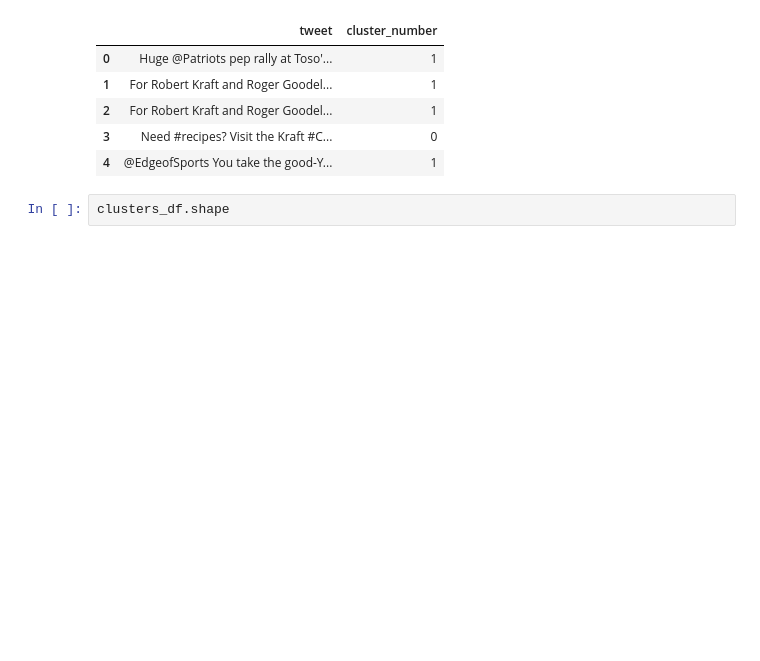
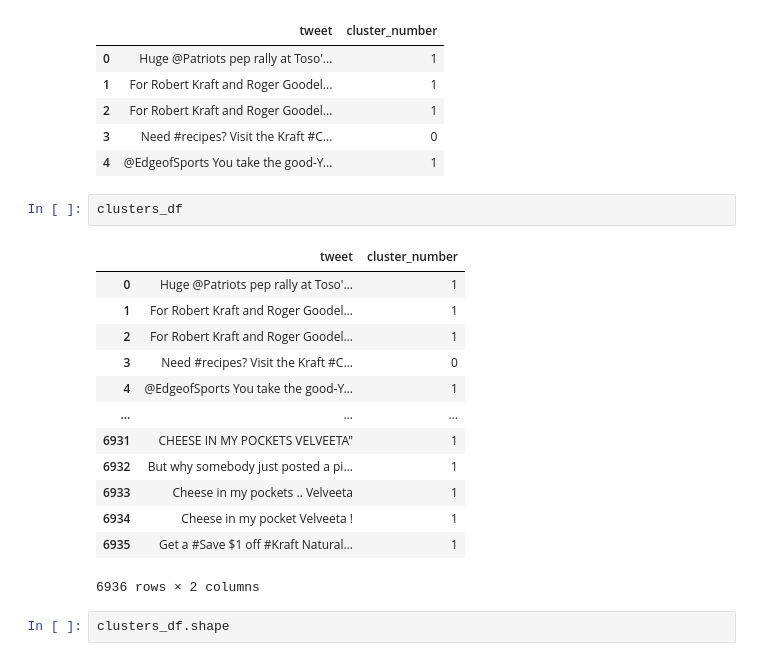
Before and after one commit to matthewjchin/krafttweetsanalysis, a Jupyter notebook: final_project.ipynb, the cells around one changed output. Cells and saved outputs as stored; diff of their text form; blank space fills up the shorter version.

```diff
--- a/final_project.ipynb
+++ b/final_project.ipynb
@@ -403,6 +415,22 @@ clusters_df.head()
 | 2 | For Robert Kraft and Roger Goodel... | 1 |
 | 3 | Need #recipes? Visit the Kraft #C... | 0 |
 | 4 | @EdgeofSports You take the good-Y... | 1 |
+# %%
+clusters_df
+# %% [output]
+|  | tweet | cluster_number |
+| 0 | Huge @Patriots pep rally at Toso'... | 1 |
+| 1 | For Robert Kraft and Roger Goodel... | 1 |
+| 2 | For Robert Kraft and Roger Goodel... | 1 |
+| 3 | Need #recipes? Visit the Kraft #C... | 0 |
+| 4 | @EdgeofSports You take the good-Y... | 1 |
+| ... | ... | ... |
+| 6931 | CHEESE IN MY POCKETS VELVEETA" | 1 |
+| 6932 | But why somebody just posted a pi... | 1 |
+| 6933 | Cheese in my pockets .. Velveeta | 1 |
+| 6934 | Cheese in my pocket Velveeta ! | 1 |
+| 6935 | Get a #Save $1 off #Kraft Natural... | 1 |
+6936 rows × 2 columns
 # %%
 clusters_df.shape
 # %% [output]
```
Also changed, not shown: parts of 1 cell of this notebook.
